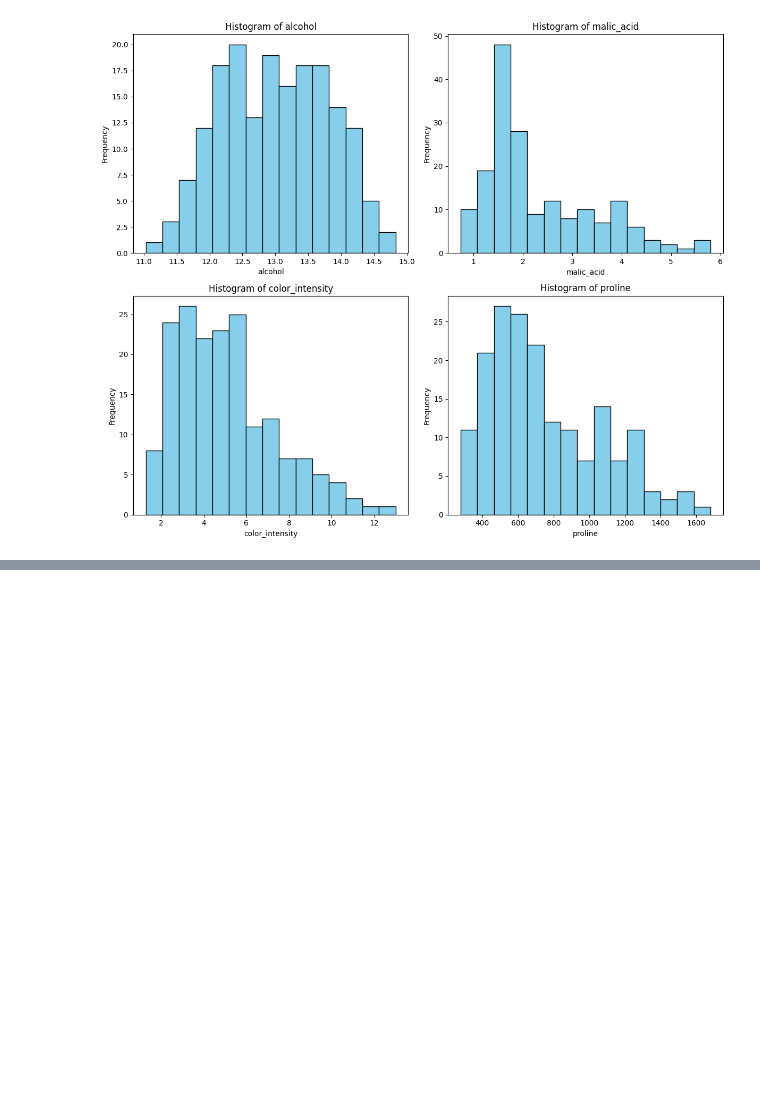
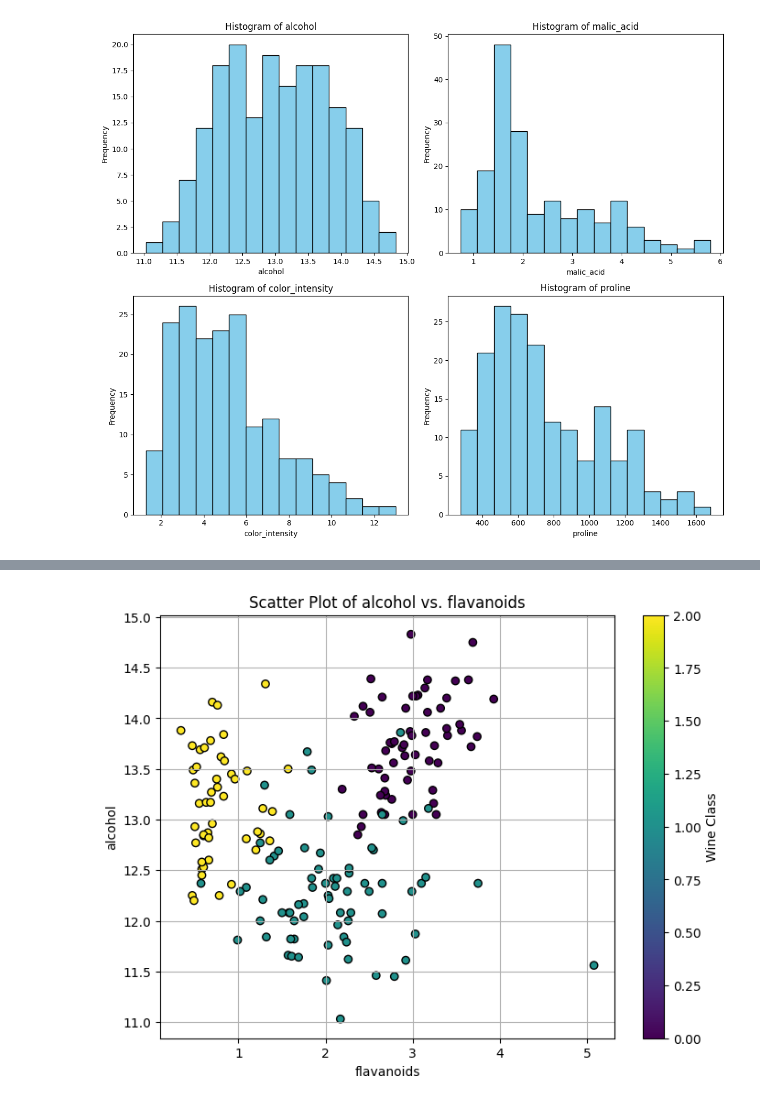
Before and after one commit to Nebulosa-max/data_analysis_assignment, a Jupyter notebook: penguins.ipynb, the cells around one changed output, grey strips where cells are left out. Drawn from its saved outputs; the diff is of its cells as text; code cells hidden in the pictures; blank space fills up the shorter version.

Commit message:
Added second scatter plot and explanation for Problem 4.

```diff
--- a/penguins.ipynb
+++ b/penguins.ipynb
@@ -144,0 +157,20 @@ plt.show()
+# %%
+
+import matplotlib.pyplot as plt
+
+# Choose two features to compare
+x_feature = 'flavanoids'
+y_feature = 'alcohol'
+
+# Create scatter plot, color by class
+plt.figure(figsize=(8, 6))
+scatter = plt.scatter(df[x_feature], df[y_feature], c=df['class'], cmap='viridis', edgecolors='k')
+
+plt.xlabel(x_feature)
+plt.ylabel(y_feature)
+plt.title(f'Scatter Plot of {y_feature} vs. {x_feature}')
+plt.colorbar(scatter, label='Wine Class')
+plt.grid(True)
+plt.show()
+# %% [output]
+[figure, added]
```
Also changed, not shown: parts of 3 cells of this notebook.
